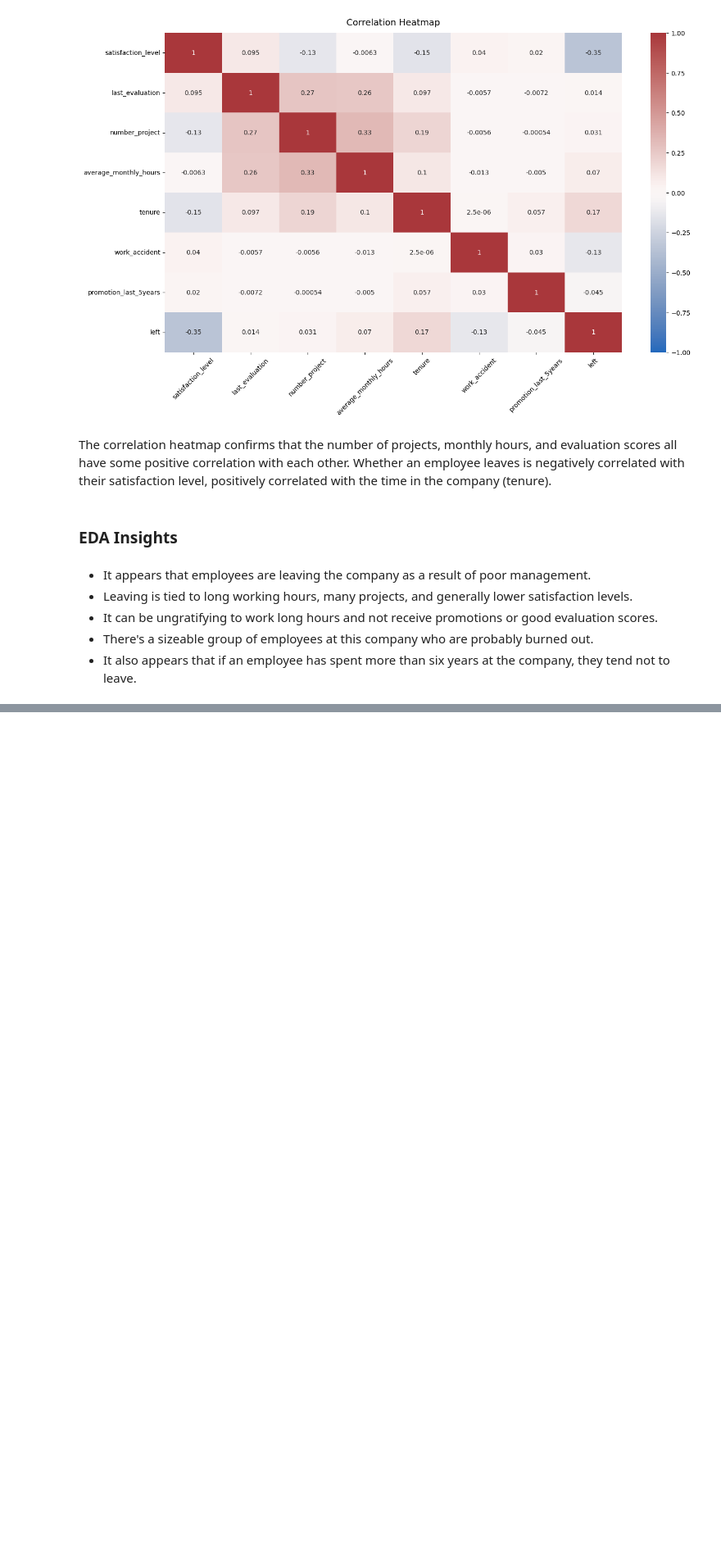
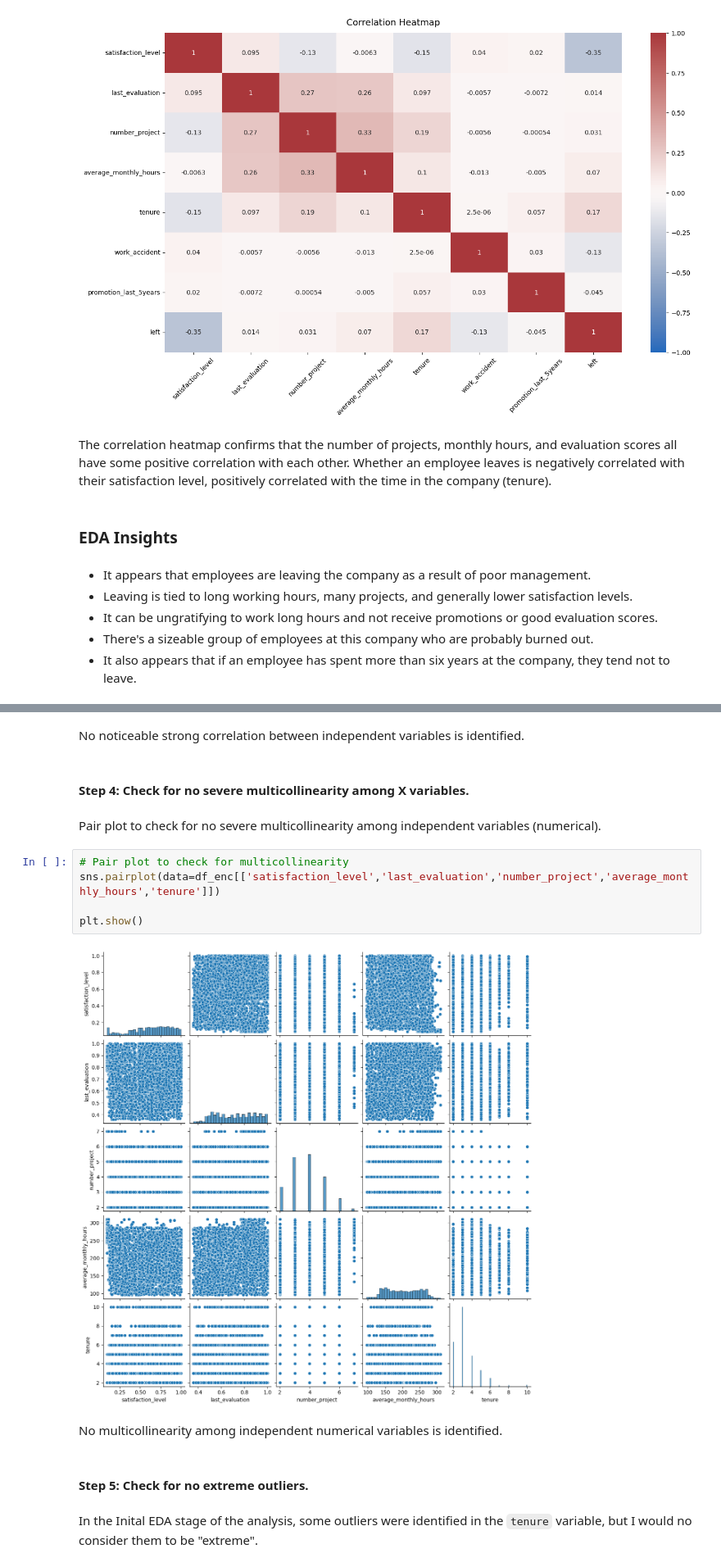
Before and after one commit to AlbertoMPalacioBastos/Machine_Learning_to_provide_insights_for_Human_Resources, a Jupyter notebook: Salifort Motors Project.ipynb, the cells around one changed output, grey strips where cells are left out. Shown at 82% size. Drawn from its saved outputs; the diff is of its cells as text; blank space fills up the shorter version.

```diff
--- a/Salifort Motors Project.ipynb
+++ b/Salifort Motors Project.ipynb
@@ -655,0 +750,19 @@ The correlation heatmap confirms that the number of projects, monthly hours, and
+# %% [markdown]
+No noticeable strong correlation between independent variables is identified.
+# %% [markdown]
+#### Step 4: Check for no severe multicollinearity among X variables.
+# %% [markdown]
+Pair plot to check for no severe multicollinearity among independent variables (numerical).
+# %%
+# Pair plot to check for multicollinearity
+sns.pairplot(data=df_enc[['satisfaction_level','last_evaluation','number_project','average_monthly_hours','tenure']])
+
+plt.show()
+# %% [output]
+[figure, added]
+# %% [markdown]
+No multicollinearity among independent numerical variables is identified.
+# %% [markdown]
+#### Step 5: Check for no extreme outliers.
+# %% [markdown]
+In the Inital EDA stage of the analysis, some outliers were identified in the `tenure` variable, but I would no consider them to be "extreme".
```
Also changed, not shown: parts of 36 cells of this notebook.
